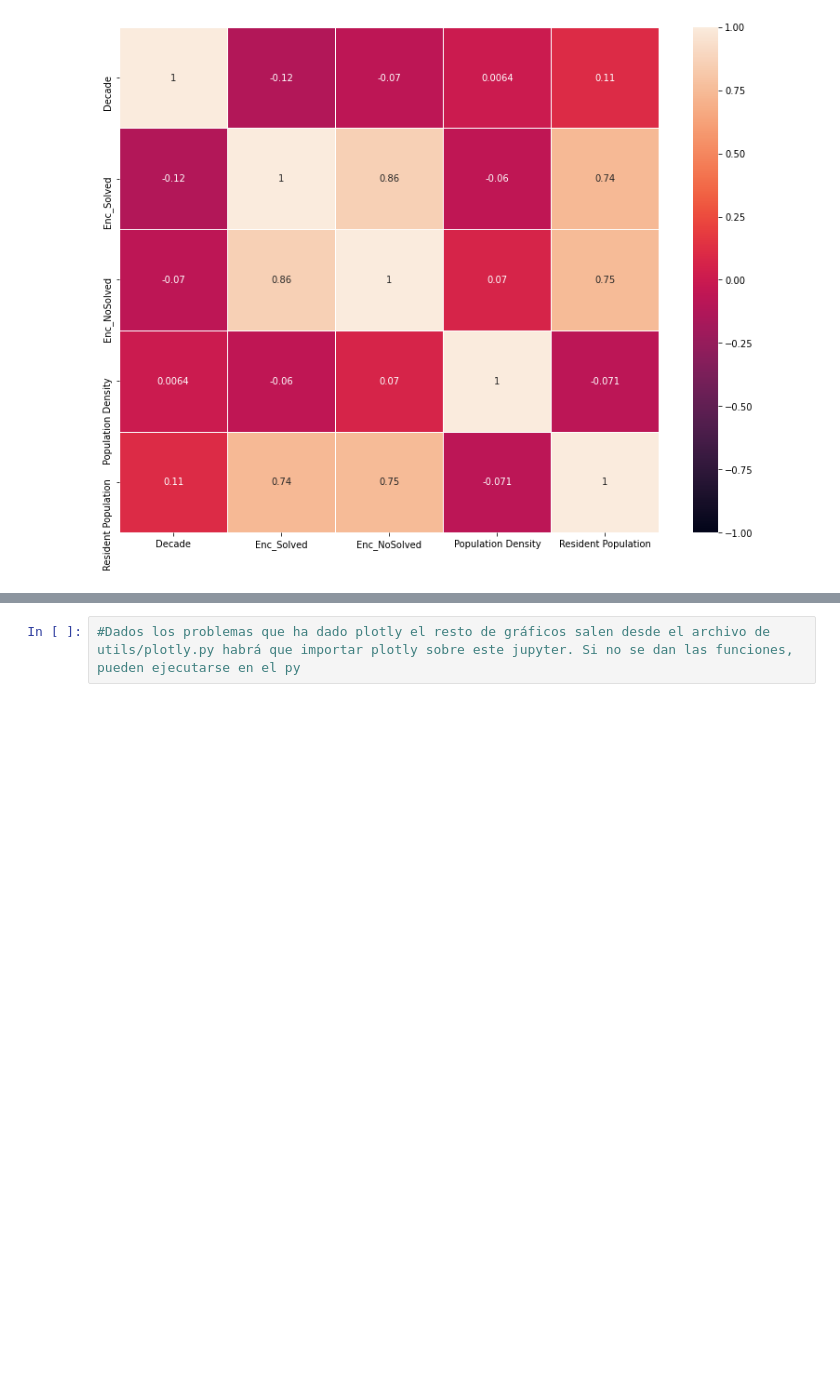
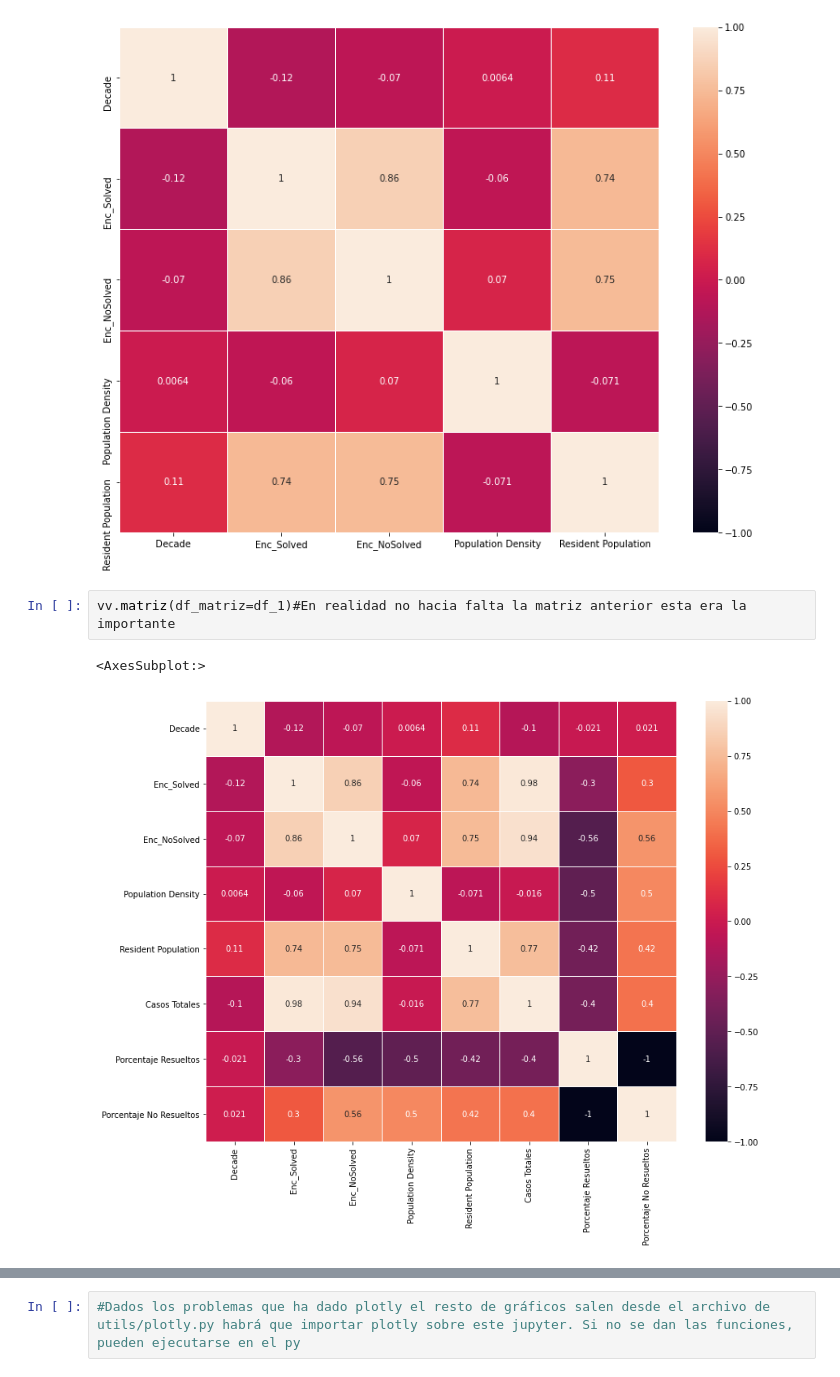
Before and after one commit to Maserrca/thebridge, a Jupyter notebook: EDA/src/main.ipynb, the cells around one changed output, grey strips where cells are left out. Saved outputs shown, nothing was run; the diff lists cells and outputs as text; blank space fills up the shorter version.

```diff
--- a/EDA/src/main.ipynb
+++ b/EDA/src/main.ipynb
@@ -182,6 +182,11 @@ vv.matriz(df_matriz=matriz)
 # %% [output]
 <AxesSubplot:>
 [figure]
+# %%
+vv.matriz(df_matriz=df_1)#En realidad no hacia falta la matriz anterior esta era la importante
+# %% [output]
+<AxesSubplot:>
+[figure, added]
 # %%
 vv.tendencia_total(df_1)
 # %% [output]
```
Also changed, not shown: parts of 3 cells of this notebook, 6 other files.
